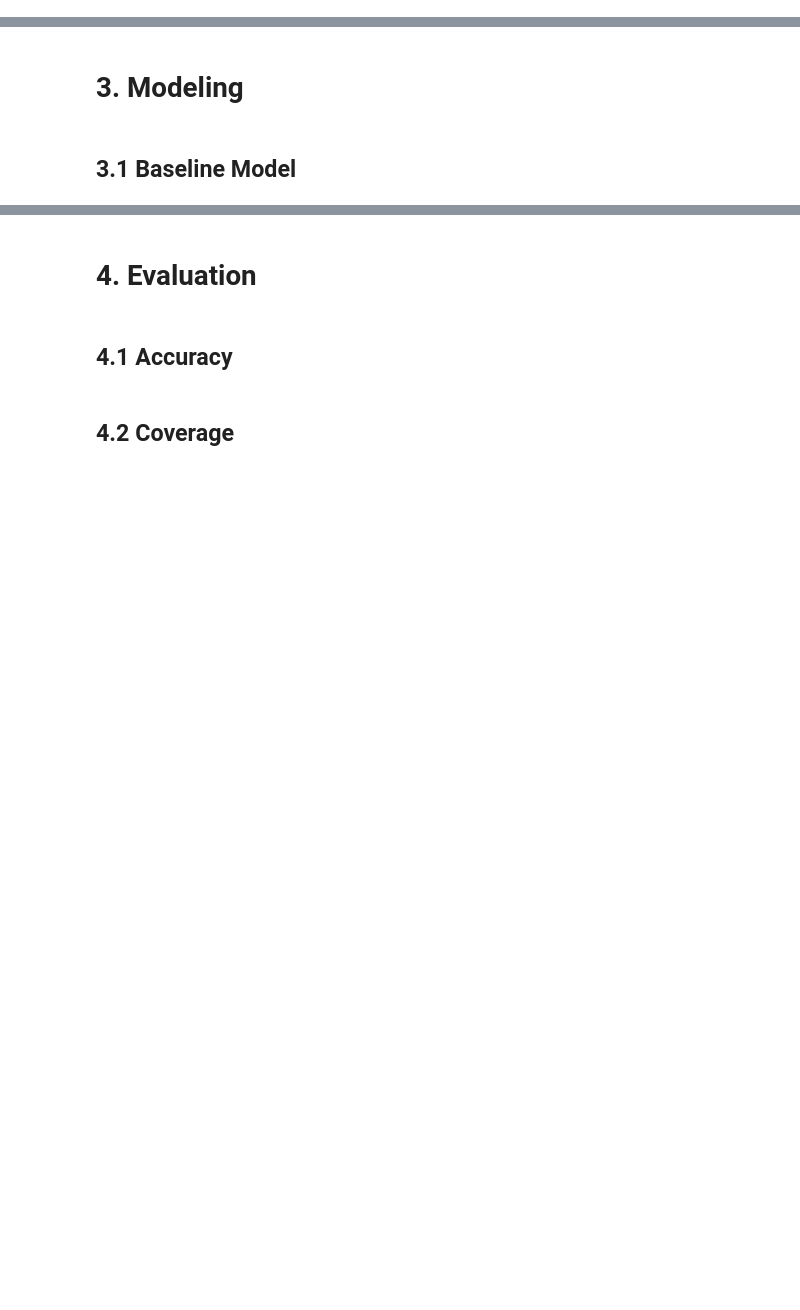
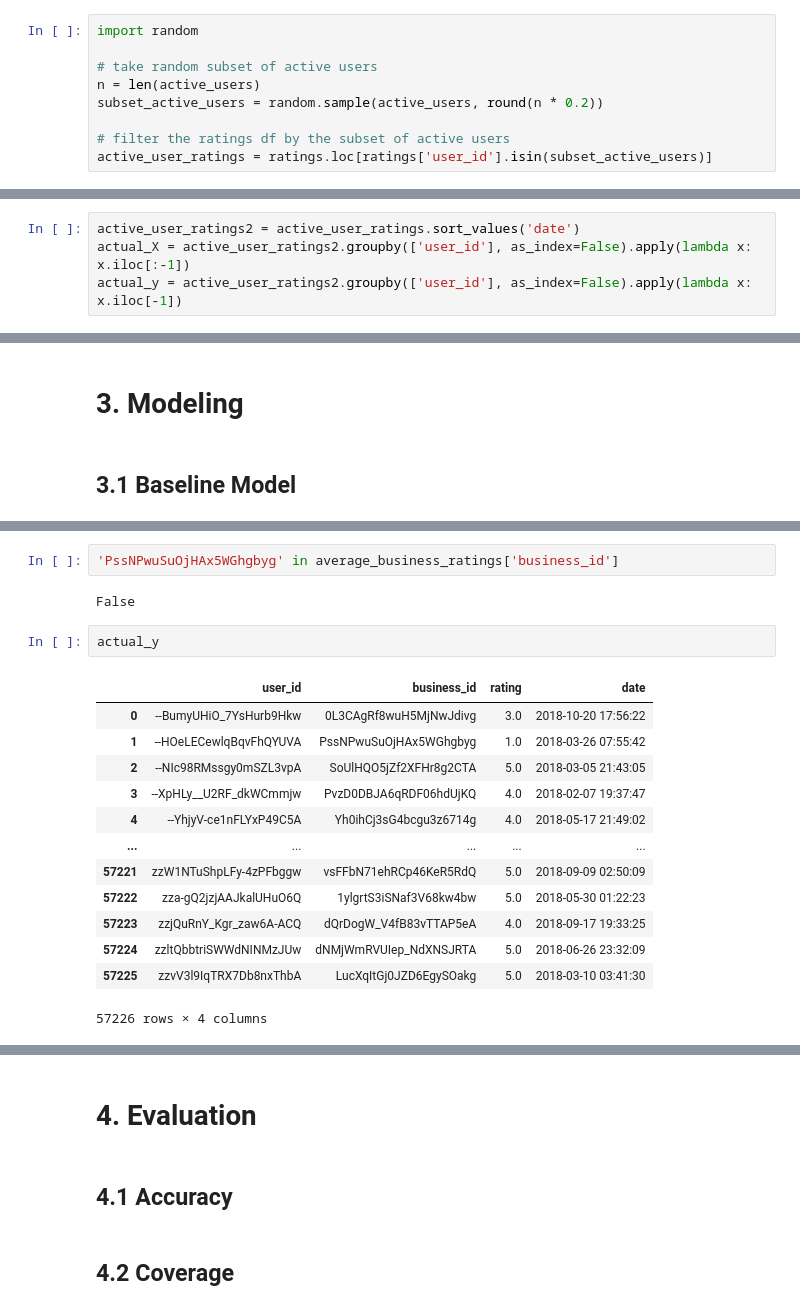
Before and after one commit to thisismeg/personalization-final-project, a Jupyter notebook: final_report.ipynb, the cells around one changed output, grey strips where cells are left out. Saved outputs shown, nothing was run; the diff lists cells and outputs as text; blank space fills up the shorter version.

```diff
--- a/final_report.ipynb
+++ b/final_report.ipynb
@@ -58,3 +83,12 @@ ratings.head()
 | 2 | n6-Gk65cPZL6Uz8qRm3NYw | WTqjgwHlXbSFevF32_DJVw | 5.0 | 2016-11-09 20:09:03 |
 | 3 | dacAIZ6fTM6mqwW5uxkskg | ikCg8xy5JIg_NGPx-MSIDA | 5.0 | 2018-01-09 20:56:38 |
 | 4 | ssoyf2_x0EQMed6fgHeMyQ | b1b1eb3uo-w561D0ZfCEiQ | 1.0 | 2018-01-30 23:07:38 |
+# %%
+import random
+
+# take random subset of active users
+n = len(active_users)
+subset_active_users = random.sample(active_users, round(n * 0.2))
+
+# filter the ratings df by the subset of active users
+active_user_ratings = ratings.loc[ratings['user_id'].isin(subset_active_users)]
@@ -60,0 +99,4 @@ ratings.head()
+# %%
+active_user_ratings2 = active_user_ratings.sort_values('date')
+actual_X = active_user_ratings2.groupby(['user_id'], as_index=False).apply(lambda x: x.iloc[:-1])
+actual_y = active_user_ratings2.groupby(['user_id'], as_index=False).apply(lambda x: x.iloc[-1])
@@ -95,0 +217,20 @@ tips =  convert_json_to_df(path, 'tip.json', ['text', 'date', 'compliment_count'
+# %%
+'PssNPwuSuOjHAx5WGhgbyg' in average_business_ratings['business_id']
+# %% [output]
+False
+# %%
+actual_y
+# %% [output]
+|  | user_id | business_id | rating | date |
+| 0 | --BumyUHiO_7YsHurb9Hkw | 0L3CAgRf8wuH5MjNwJdivg | 3.0 | 2018-10-20 17:56:22 |
+| 1 | --HOeLECewlqBqvFhQYUVA | PssNPwuSuOjHAx5WGhgbyg | 1.0 | 2018-03-26 07:55:42 |
+| 2 | --NIc98RMssgy0mSZL3vpA | SoUlHQO5jZf2XFHr8g2CTA | 5.0 | 2018-03-05 21:43:05 |
+| 3 | --XpHLy__U2RF_dkWCmmjw | PvzD0DBJA6qRDF06hdUjKQ | 4.0 | 2018-02-07 19:37:47 |
+| 4 | --YhjyV-ce1nFLYxP49C5A | Yh0ihCj3sG4bcgu3z6714g | 4.0 | 2018-05-17 21:49:02 |
+| ... | ... | ... | ... | ... |
+| 57221 | zzW1NTuShpLFy-4zPFbggw | vsFFbN71ehRCp46KeR5RdQ | 5.0 | 2018-09-09 02:50:09 |
+| 57222 | zza-gQ2jzjAAJkalUHuO6Q | 1ylgrtS3iSNaf3V68kw4bw | 5.0 | 2018-05-30 01:22:23 |
+| 57223 | zzjQuRnY_Kgr_zaw6A-ACQ | dQrDogW_V4fB83vTTAP5eA | 4.0 | 2018-09-17 19:33:25 |
+| 57224 | zzltQbbtriSWWdNINMzJUw | dNMjWmRVUIep_NdXNSJRTA | 5.0 | 2018-06-26 23:32:09 |
+| 57225 | zzvV3l9IqTRX7Db8nxThbA | LucXqItGj0JZD6EgySOakg | 5.0 | 2018-03-10 03:41:30 |
+57226 rows × 4 columns
```
Also changed, not shown: parts of 26 cells of this notebook.
